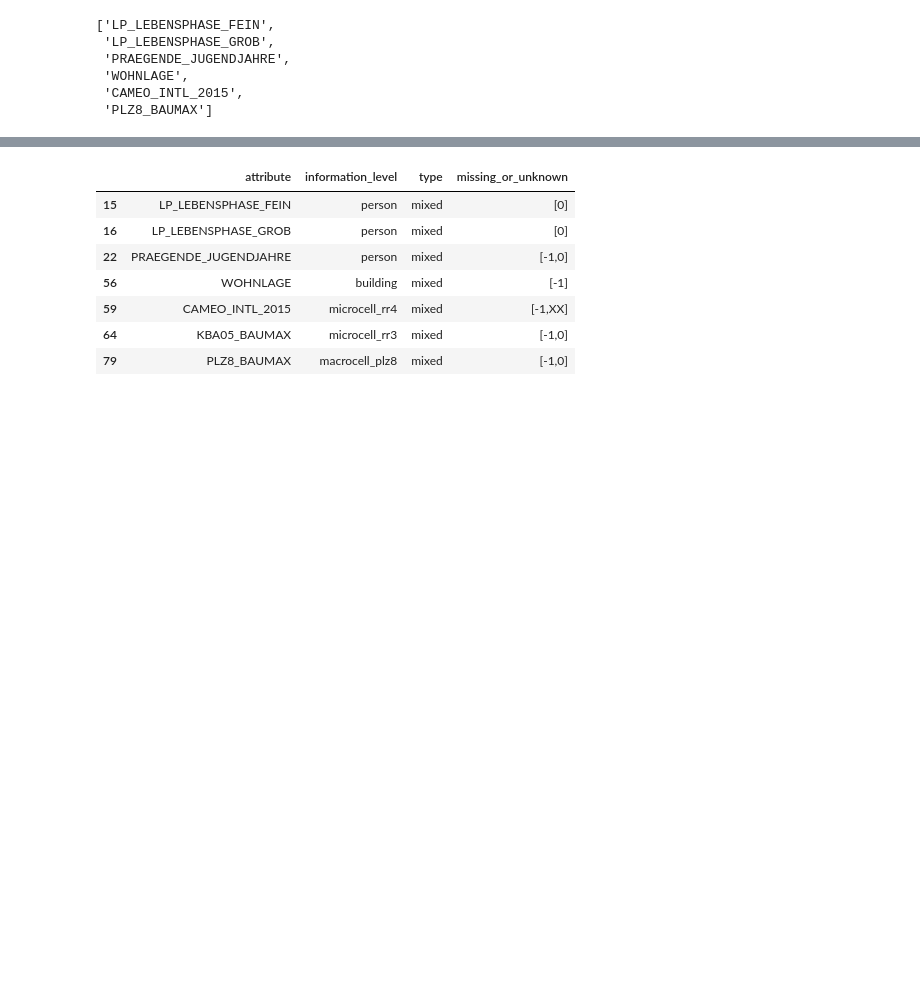
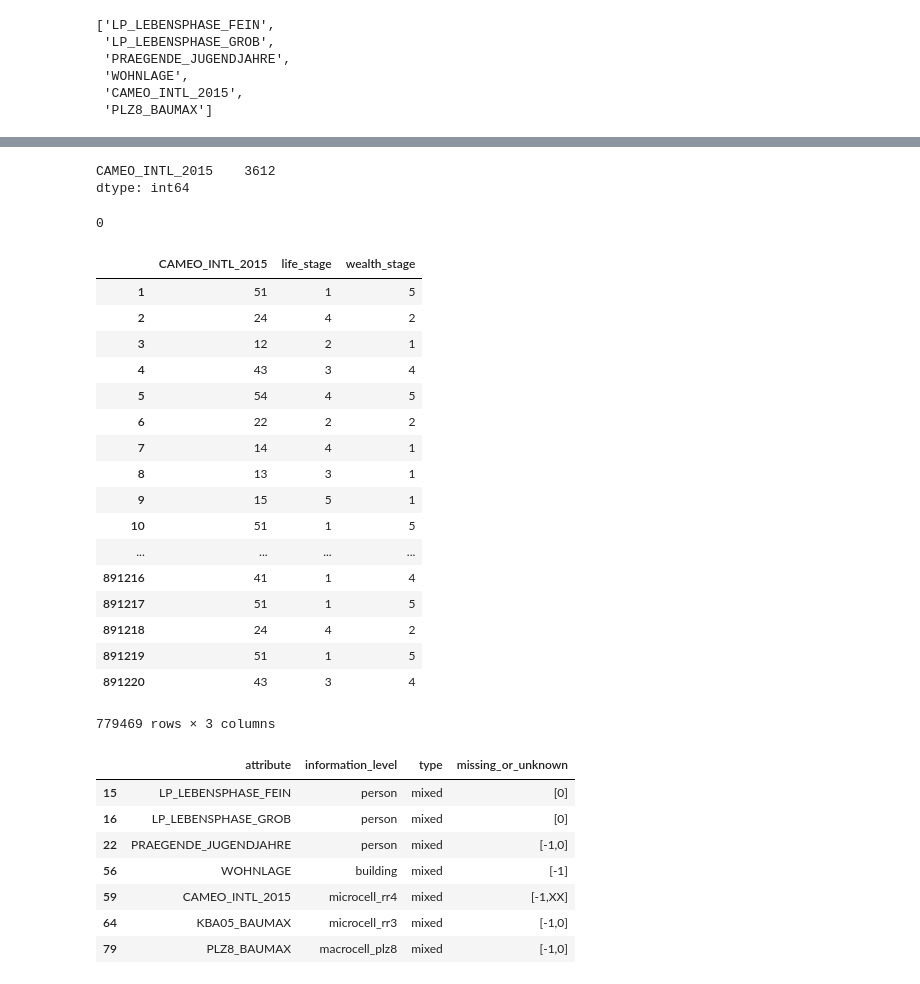
Before and after one commit to sanjeevai/customer_segments_arvato, a Jupyter notebook: Identify_Customer_Segments.ipynb, the cells around one changed output, grey strips where cells are left out. Saved outputs shown, nothing was run; the diff lists cells and outputs as text; code cells hidden in the pictures; blank space fills up the shorter version.

```diff
--- a/Identify_Customer_Segments.ipynb
+++ b/Identify_Customer_Segments.ipynb
@@ -844,0 +750,16 @@ mixed_df['life_stage'] = l
+# %%
+mixed_df.drop('PRAEGENDE_JUGENDJAHRE', axis = 1, inplace = True)
+# %%
+# Investigate "CAMEO_INTL_2015" and engineer two new variables.
+CAMEO_DATA = mixed_df[['CAMEO_INTL_2015']]
+# %%
+CAMEO_DATA.isnull().sum()
+# %% [output]
+CAMEO_INTL_2015    3612
+dtype: int64
+# %%
+CAMEO_DATA['CAMEO_INTL_2015'].fillna(CAMEO_DATA['CAMEO_INTL_2015'].mode()[0], inplace = True)
+# %%
+CAMEO_DATA['CAMEO_INTL_2015'].isnull().sum()
+# %% [output]
+0
@@ -844,0 +769,21 @@ mixed_df['life_stage'] = l
+# %%
+CAMEO_DATA
+# %% [output]
+|  | CAMEO_INTL_2015 | life_stage | wealth_stage |
+| 1 | 51 | 1 | 5 |
+| 2 | 24 | 4 | 2 |
+| 3 | 12 | 2 | 1 |
+| 4 | 43 | 3 | 4 |
+| 5 | 54 | 4 | 5 |
+| 6 | 22 | 2 | 2 |
+| 7 | 14 | 4 | 1 |
+| 8 | 13 | 3 | 1 |
+| 9 | 15 | 5 | 1 |
+| 10 | 51 | 1 | 5 |
+| ... | ... | ... | ... |
+| 891216 | 41 | 1 | 4 |
+| 891217 | 51 | 1 | 5 |
+| 891218 | 24 | 4 | 2 |
+| 891219 | 51 | 1 | 5 |
+| 891220 | 43 | 3 | 4 |
+779469 rows × 3 columns
```
Also changed, not shown: parts of 74 cells of this notebook.
